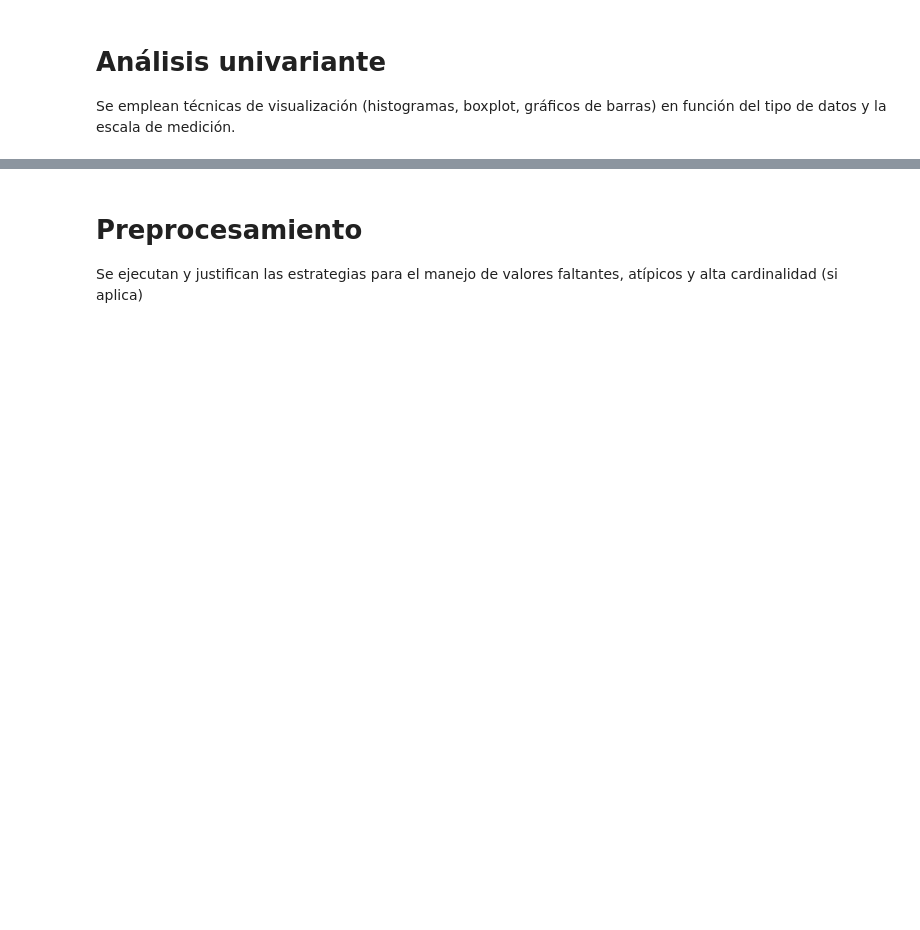
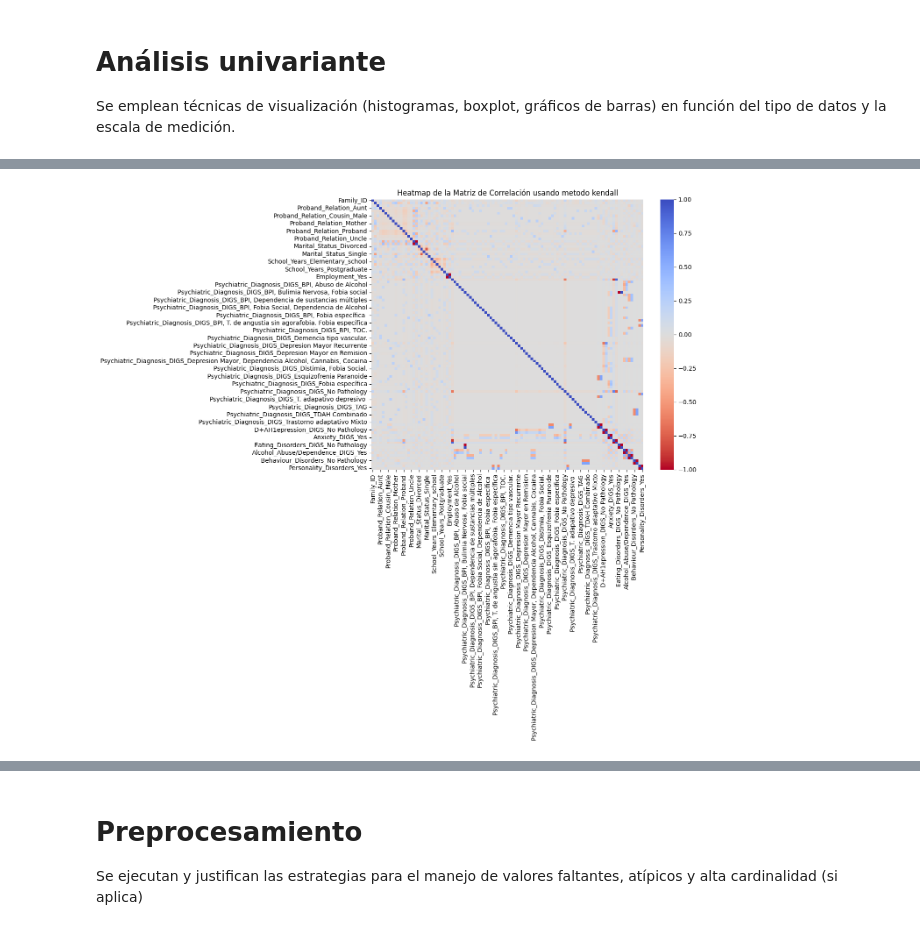
Before and after one commit to A01793101-GMuniz/ProyectoIntegrador, a Jupyter notebook: Avance1/Copia_Avance1_5.ipynb, the cells around one changed output, grey strips where cells are left out. Drawn from its saved outputs; the diff is of its cells as text; code cells hidden in the pictures; blank space fills up the shorter version.

```diff
--- a/Avance1/Copia_Avance1_5.ipynb
+++ b/Avance1/Copia_Avance1_5.ipynb
@@ -401,0 +564,4 @@ Se efectúan análisis de correlación (cuantitativos y gráficos) para explorar
+# %%
+get_correlation_matrix(one_hot_df, "kendall")
+# %% [output]
+[figure, added]
```
Also changed, not shown: parts of 26 cells of this notebook.
